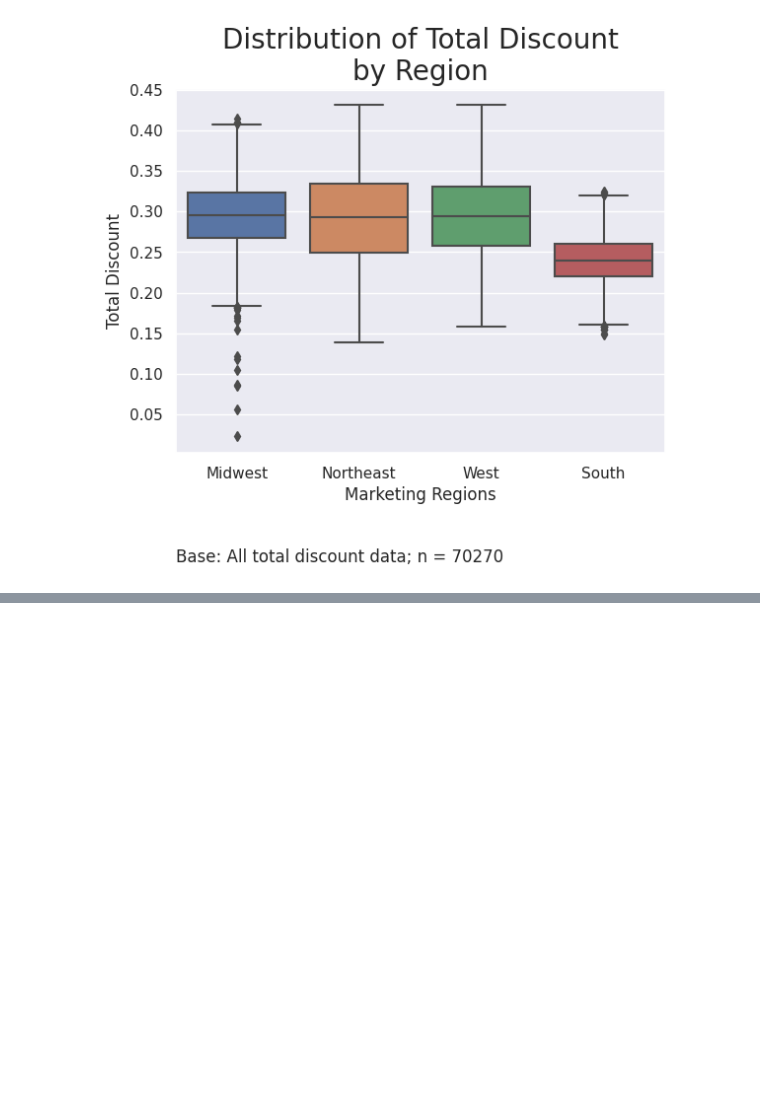
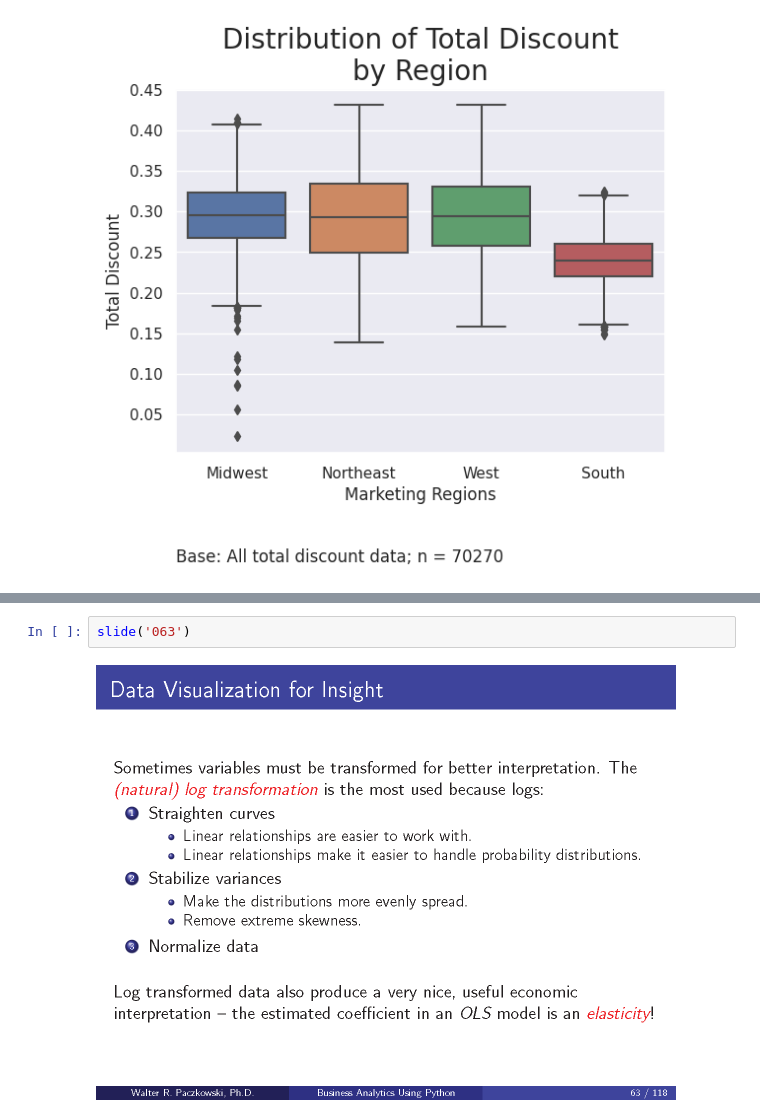
Before and after one commit to RajratanWankhade/Analytics_Business_Data, a Jupyter notebook: Analytics_Business_Data.ipynb, the cells around one changed output, grey strips where cells are left out. Drawn from its saved outputs; the diff is of its cells as text; blank space fills up the shorter version.

```diff
--- a/Analytics_Business_Data.ipynb
+++ b/Analytics_Business_Data.ipynb
@@ -663,0 +731,4 @@ footer( ax );
+# %%
+slide('063')
+# %% [output]
+[figure, added]
```
Also changed, not shown: parts of 19 cells of this notebook.
